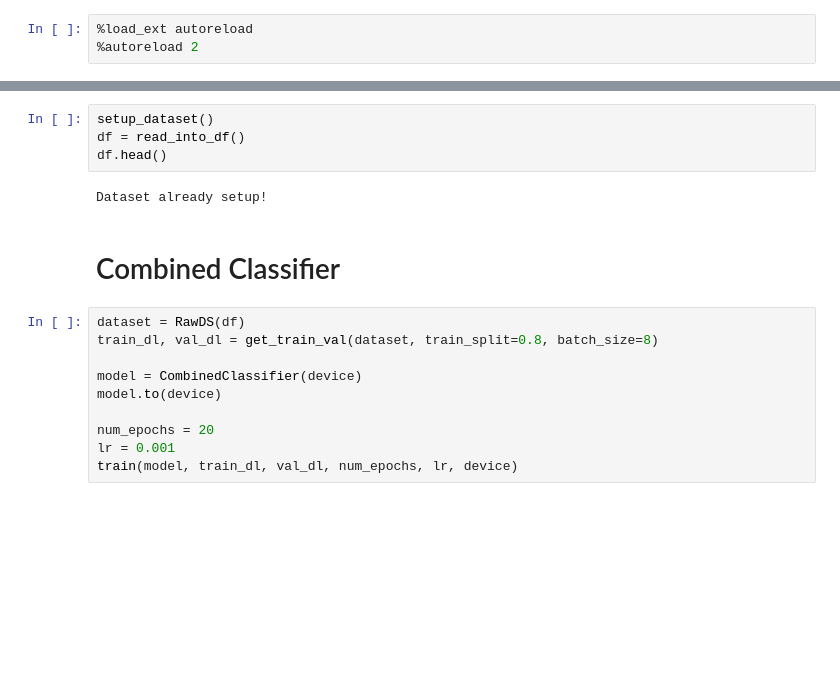
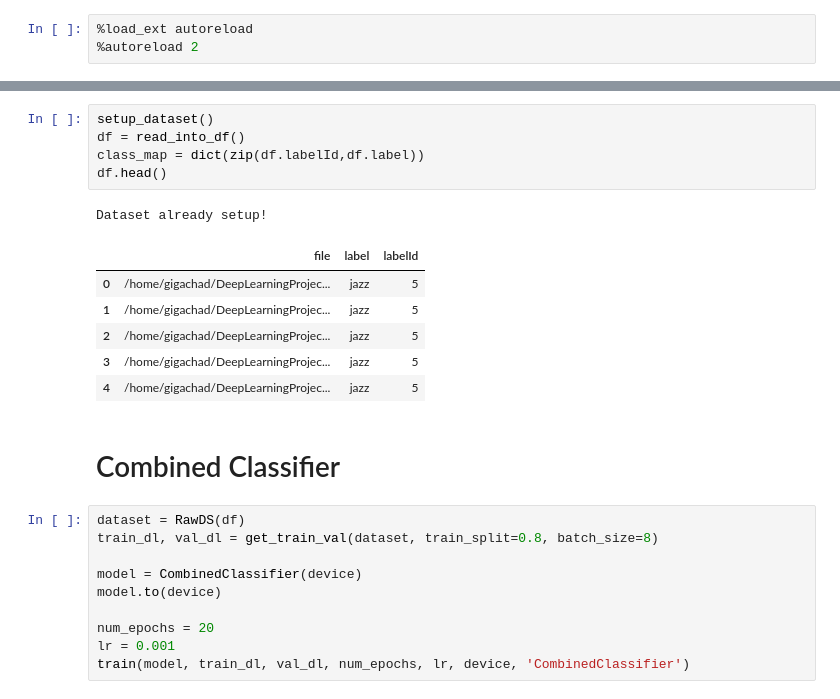
Before and after one commit to brianmodel/DeepLearningProject, a Jupyter notebook: audio_classification.ipynb, the cells around one changed output, grey strips where cells are left out. Drawn from its saved outputs; the diff is of its cells as text; blank space fills up the shorter version.

```diff
--- a/audio_classification.ipynb
+++ b/audio_classification.ipynb
@@ -47,9 +49,16 @@ Using device: cpu
 # %%
 setup_dataset()
 df = read_into_df()
+class_map = dict(zip(df.labelId,df.label))
 df.head()
 # %% [output]
 Dataset already setup!
+|  | file | label | labelId |
+| 0 | /home/gigachad/DeepLearningProjec... | jazz | 5 |
+| 1 | /home/gigachad/DeepLearningProjec... | jazz | 5 |
+| 2 | /home/gigachad/DeepLearningProjec... | jazz | 5 |
+| 3 | /home/gigachad/DeepLearningProjec... | jazz | 5 |
+| 4 | /home/gigachad/DeepLearningProjec... | jazz | 5 |
 # %% [markdown]
 # Combined Classifier
 # %%
@@ -61,4 +70,4 @@ model.to(device)
 
 num_epochs = 20
 lr = 0.001
-train(model, train_dl, val_dl, num_epochs, lr, device)
+train(model, train_dl, val_dl, num_epochs, lr, device, 'CombinedClassifier')
```
Also changed, not shown: parts of 11 cells of this notebook, 5 other files.
